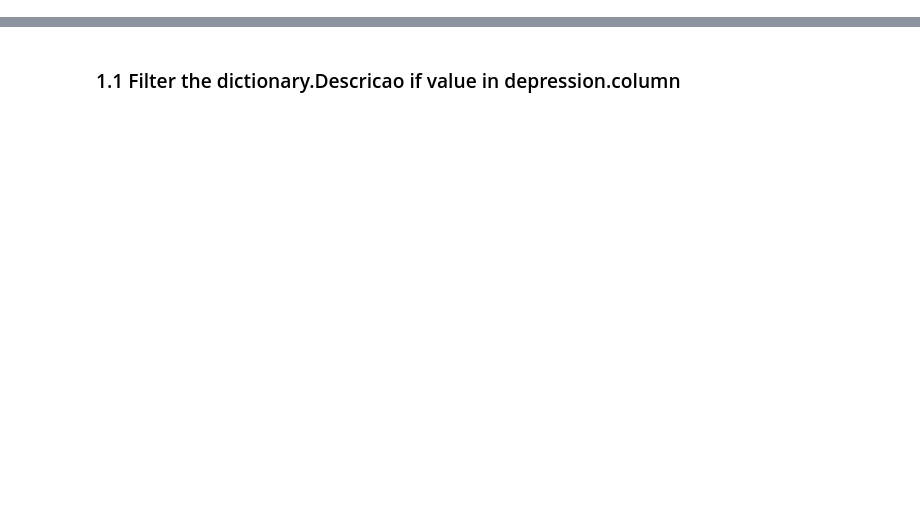
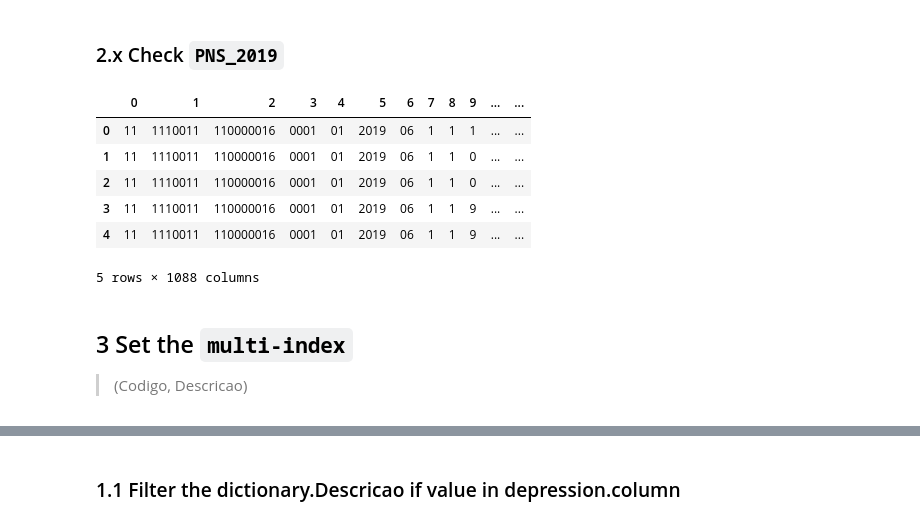
Before and after one commit to feed0/depressao-ibge-pns, a Jupyter notebook: src/3-depression/depression.ipynb, the cells around one changed output, grey strips where cells are left out. Drawn from its saved outputs; the diff is of its cells as text; code cells hidden in the pictures; blank space fills up the shorter version.

```diff
--- a/src/3-depression/depression.ipynb
+++ b/src/3-depression/depression.ipynb
@@ -55,0 +67,22 @@ display(
+# %%
+PNS_2019: pd.DataFrame = pd.read_fwf(
+    pns_2019_path,
+    header=None,
+    dtype=str,
+    widths=PNS_COLUMN_WIDTHS,
+)
+# %% [markdown]
+### 2.x Check `PNS_2019`
+# %%
+PNS_2019.head()
+# %% [output]
+|  | 0 | 1 | 2 | 3 | 4 | 5 | 6 | 7 | 8 | 9 | ... | ... |
+| 0 | 11 | 1110011 | 110000016 | 0001 | 01 | 2019 | 06 | 1 | 1 | 1 | ... | ... |
+| 1 | 11 | 1110011 | 110000016 | 0001 | 01 | 2019 | 06 | 1 | 1 | 0 | ... | ... |
+| 2 | 11 | 1110011 | 110000016 | 0001 | 01 | 2019 | 06 | 1 | 1 | 0 | ... | ... |
+| 3 | 11 | 1110011 | 110000016 | 0001 | 01 | 2019 | 06 | 1 | 1 | 9 | ... | ... |
+| 4 | 11 | 1110011 | 110000016 | 0001 | 01 | 2019 | 06 | 1 | 1 | 9 | ... | ... |
+5 rows × 1088 columns
+# %% [markdown]
+## 3 Set the `multi-index`
+> (Codigo, Descricao)
```
Also changed, not shown: parts of 22 cells of this notebook, 1 other file.
